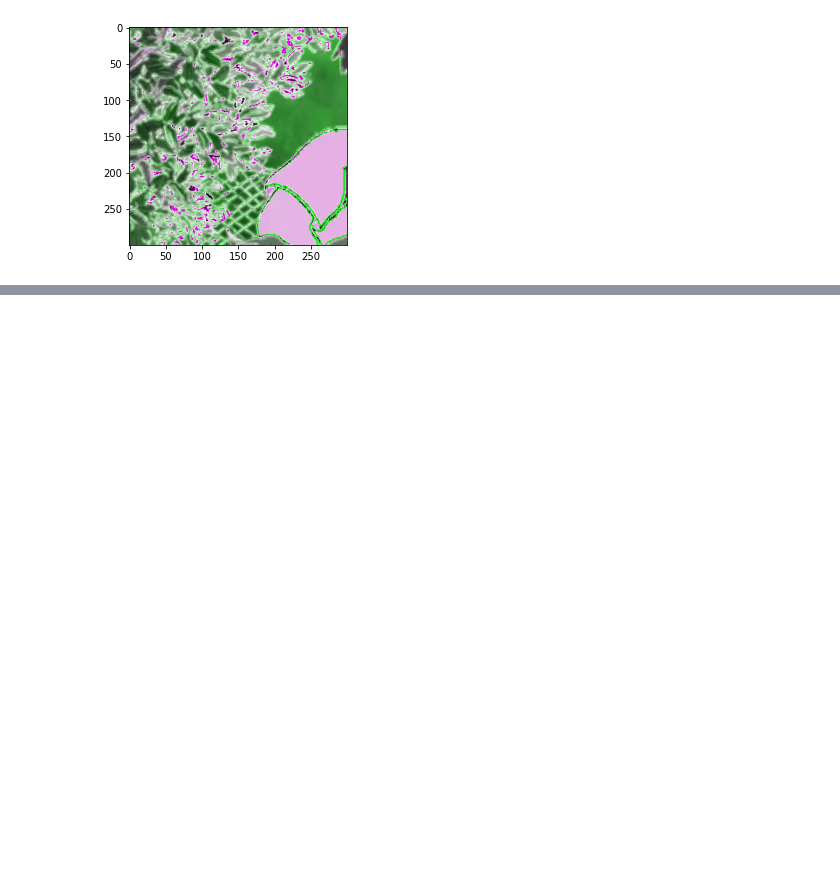
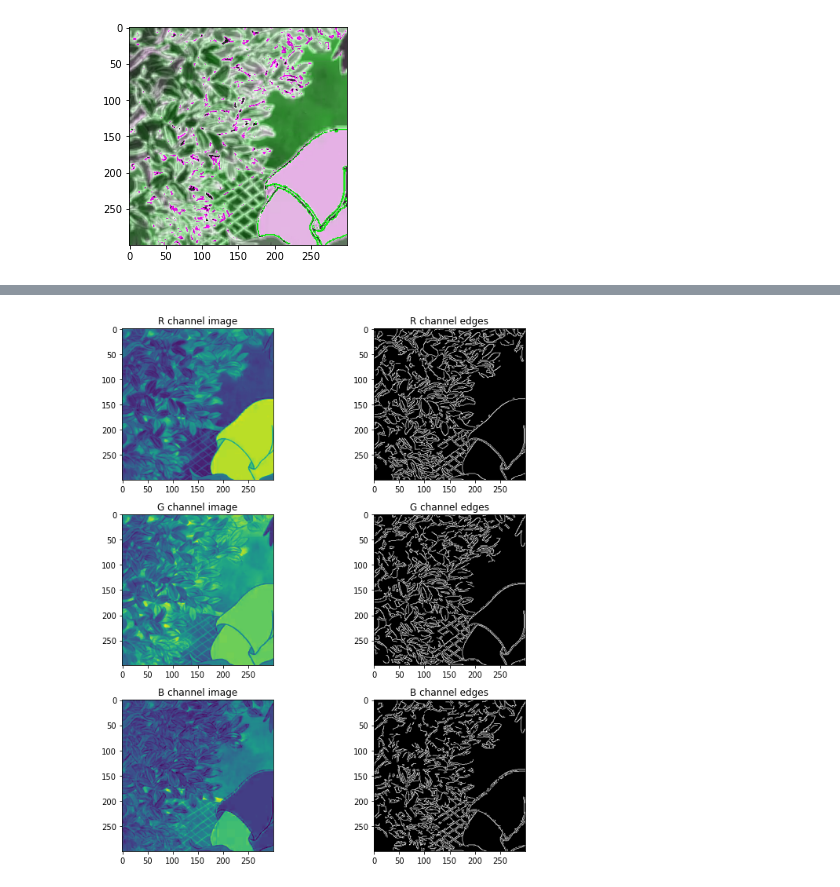
Before and after one commit to yoonchaiyoung/CartoonGAN_Project, a Jupyter notebook: CartoonGAN 모델링.ipynb, the cells around one changed output, grey strips where cells are left out. Cells and saved outputs as stored; diff of their text form; code cells hidden in the pictures; blank space fills up the shorter version.

```diff
--- a/CartoonGAN 모델링.ipynb
+++ b/CartoonGAN 모델링.ipynb
@@ -388,0 +523,32 @@ plt.show()
+# %%
+# 각각의 채널, 각각의 채널의 엣지 이미지 비교
+plt.figure(figsize=(10, 10))
+
+plt.subplot(3, 2, 1)
+plt.imshow(r)
+plt.title("R channel image")
+
+plt.subplot(3, 2, 2)
+plt.imshow(r_edges, "gray")
+plt.title("R channel edges")
+
+plt.subplot(3, 2, 3)
+plt.imshow(g)
+plt.title("G channel image")
+
+plt.subplot(3, 2, 4)
+plt.imshow(g_edges, "gray")
+plt.title("G channel edges")
+
+plt.subplot(3, 2, 5)
+plt.imshow(b)
+plt.title("B channel image")
+
+plt.subplot(3, 2, 6)
+plt.imshow(b_edges, "gray")
+plt.title("B channel edges")
+
+plt.tight_layout()  # subplot끼리 겹치지 않게 자동조절
+plt.show()
+# %% [output]
+[figure, added]
```
Also changed, not shown: parts of 21 cells of this notebook.
